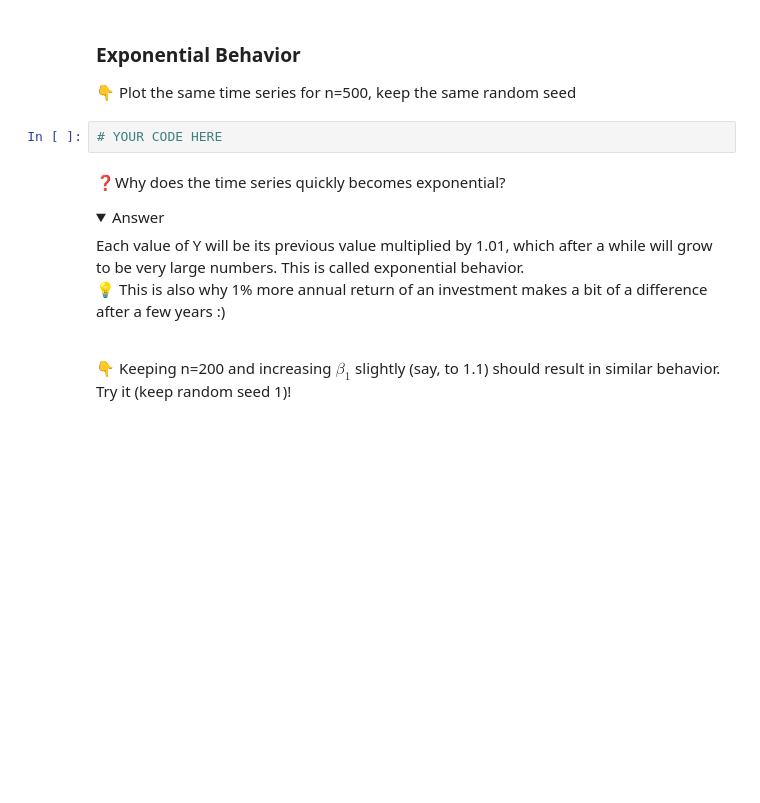
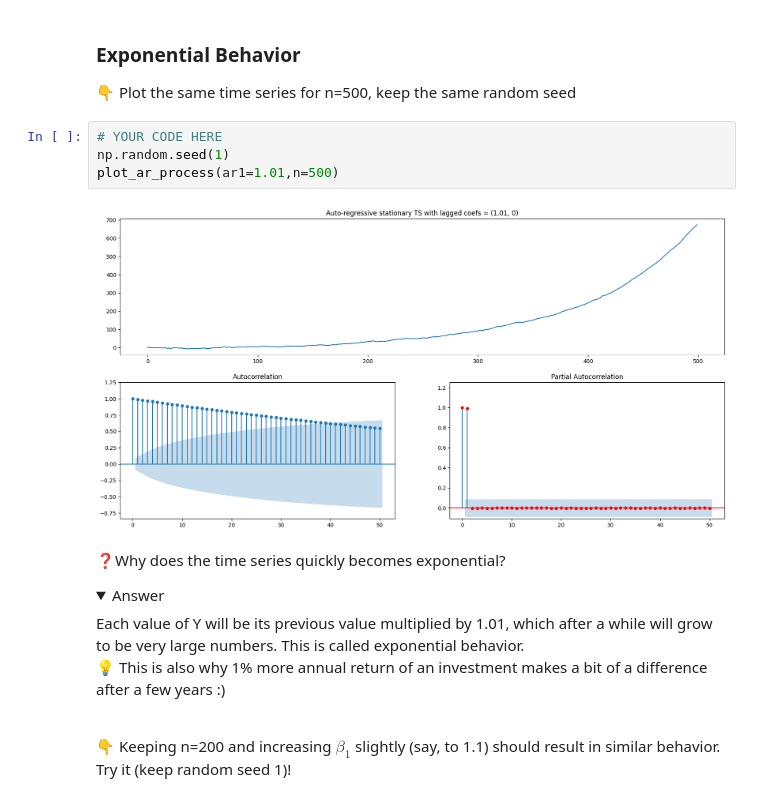
Before and after one commit to donguiboy/data-artificial-time-series, a Jupyter notebook: artificial_time_series.ipynb, the cells around one changed output. Saved outputs shown, nothing was run; the diff lists cells and outputs as text; folded sections open; blank space fills up the shorter version.

```diff
--- a/artificial_time_series.ipynb
+++ b/artificial_time_series.ipynb
@@ -113,8 +123,12 @@ You should now see a trend.
 ### Exponential Behavior
 
 👇 Plot the same time series for n=500, keep the same random seed
-# %%
-# YOUR CODE HERE
+# %%
+# YOUR CODE HERE
+np.random.seed(1)
+plot_ar_process(ar1=1.01,n=500)
+# %% [output]
+[figure, added]
 # %% [markdown]
 ❓️Why does the time series quickly becomes exponential?
 
```
Also changed, not shown: parts of 28 cells of this notebook.
